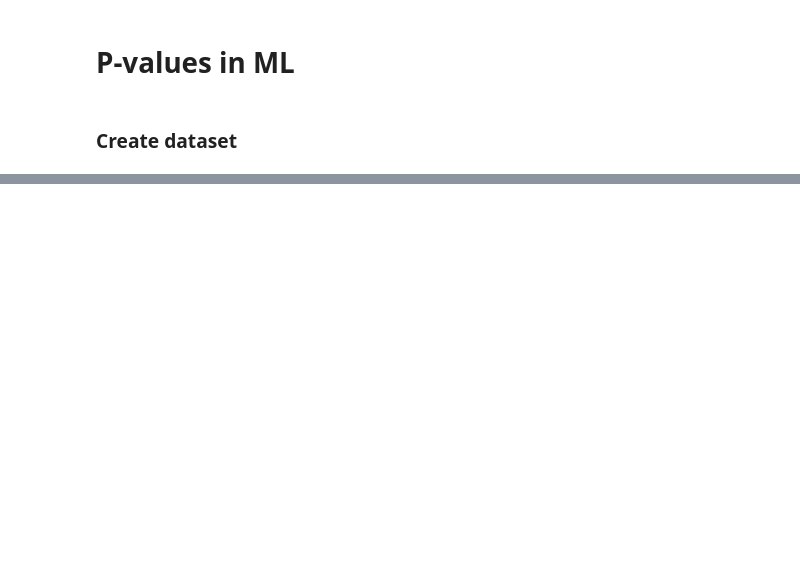
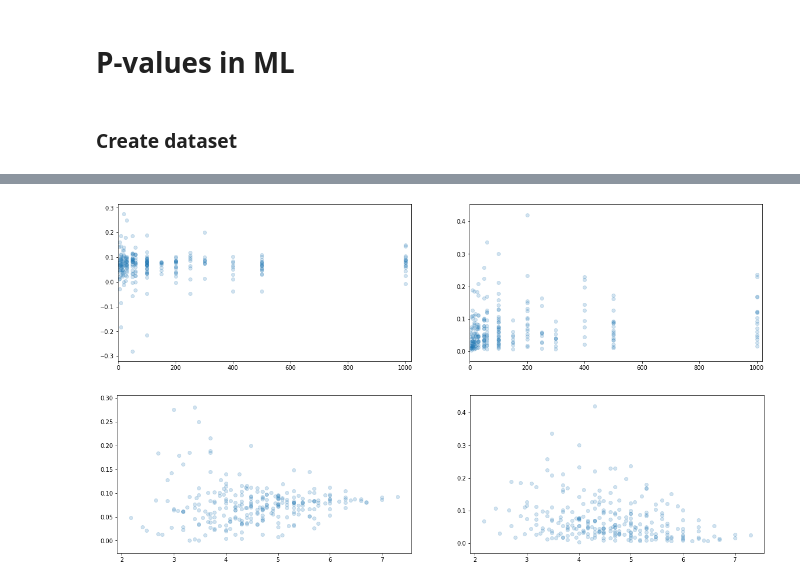
Before and after one commit to pcingola/NeuralNets, a Jupyter notebook: mlgen/p_values_ml.ipynb, the cells around one changed output, grey strips where cells are left out. Saved outputs shown, nothing was run; the diff lists cells and outputs as text; code cells hidden in the pictures; blank space fills up the shorter version.

```diff
--- a/mlgen/p_values_ml.ipynb
+++ b/mlgen/p_values_ml.ipynb
@@ -351,0 +274,29 @@ pvals_df.tail(20)
+# %%
+plt.figure(figsize=(20, 5))
+
+plt.subplot(121)
+plt.scatter(dfx.count_alt, dfx.mean_alt, alpha=0.2)
+axes = plt.gca()
+axes.set_xlim([0, 1020])
+
+plt.subplot(122)
+plt.scatter(dfx.count_alt, dfx.std_alt, alpha=0.2)
+axes = plt.gca()
+axes.set_xlim([0, 1020])
+
+#
+plt.figure(figsize=(20, 5))
+
+
+plt.subplot(121)
+plt.scatter(x, np.abs(dfx.mean_alt), alpha=0.2)
+axes = plt.gca()
+# axes.set_xlim([0, 1020])
+
+plt.subplot(122)
+plt.scatter(x, dfx.std_alt, alpha=0.2)
+axes = plt.gca()
+# axes.set_xlim([0, 1020])
+# %% [output]
+[figure, added]
+[figure, added]
```
Also changed, not shown: parts of 24 cells of this notebook.
